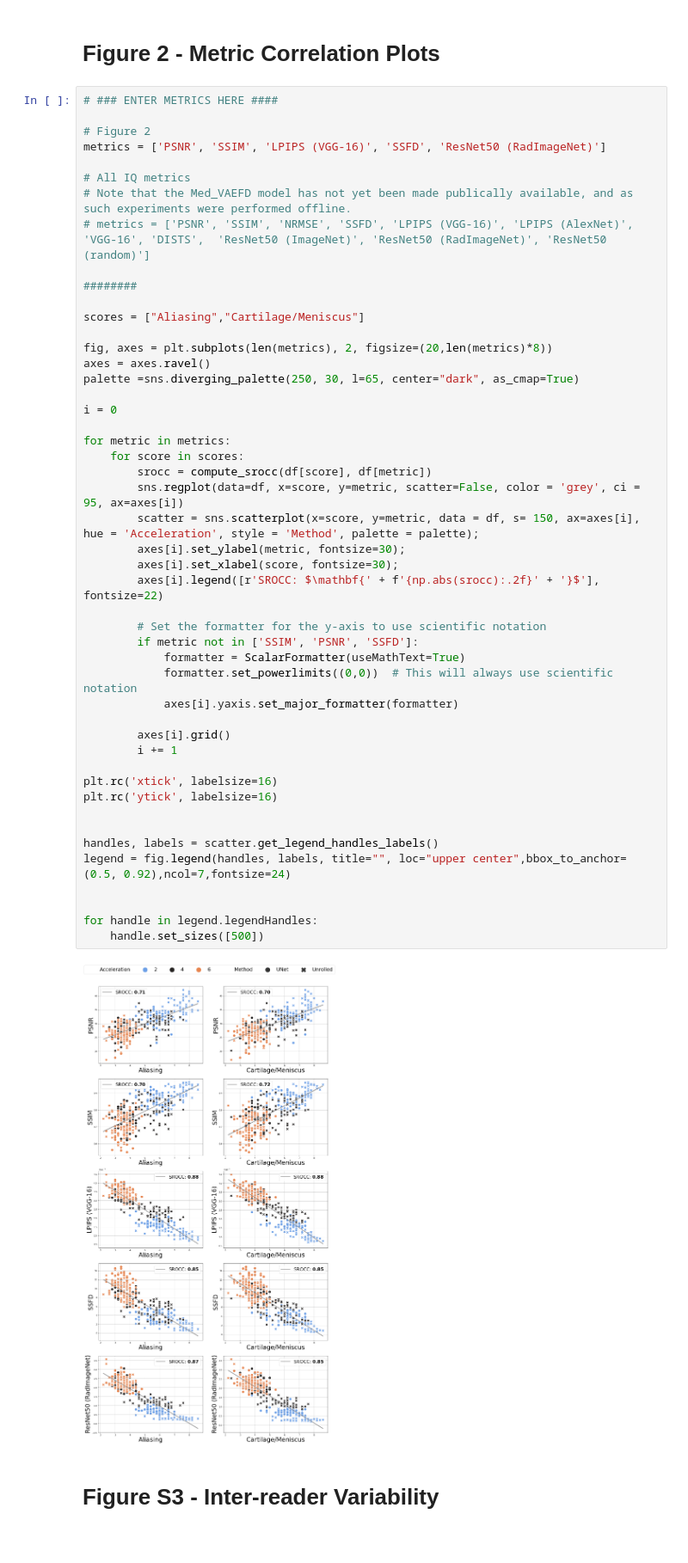
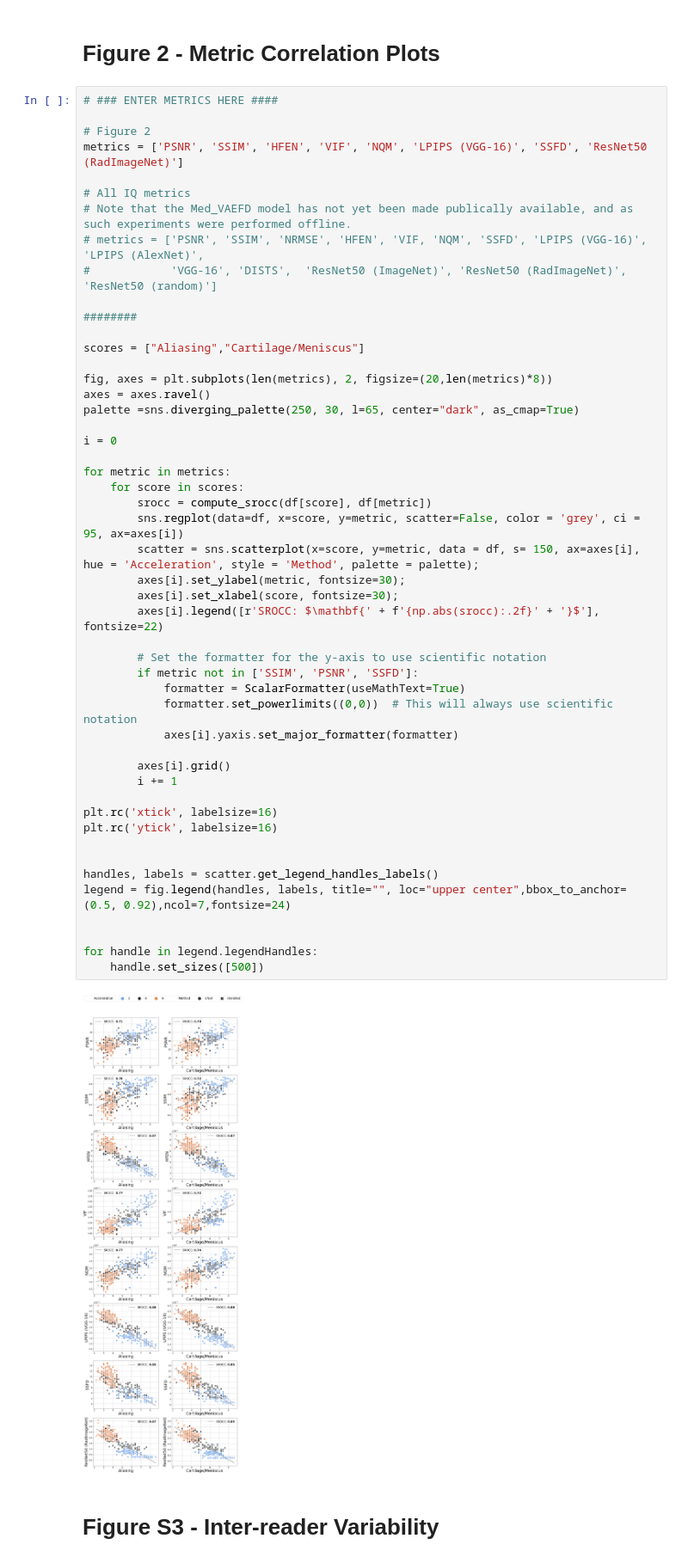
Before and after one commit to StanfordMIMI/deep-feature-mr-recon, a Jupyter notebook: ReaderStudy_vs_Metrics.ipynb, the cells around one changed output. Shown at 86% size. Drawn from its saved outputs; the diff is of its cells as text.

Commit message:
added additional baseline metrics to result jupyter notebook

```diff
--- a/ReaderStudy_vs_Metrics.ipynb
+++ b/ReaderStudy_vs_Metrics.ipynb
@@ -61,11 +61,12 @@ df.head()
 # ### ENTER METRICS HERE ####
 
 # Figure 2
-metrics = ['PSNR', 'SSIM', 'LPIPS (VGG-16)', 'SSFD', 'ResNet50 (RadImageNet)']
+metrics = ['PSNR', 'SSIM', 'HFEN', 'VIF', 'NQM', 'LPIPS (VGG-16)', 'SSFD', 'ResNet50 (RadImageNet)']
 
 # All IQ metrics
 # Note that the Med_VAEFD model has not yet been made publically available, and as such experiments were performed offline.
-# metrics = ['PSNR', 'SSIM', 'NRMSE', 'SSFD', 'LPIPS (VGG-16)', 'LPIPS (AlexNet)', 'VGG-16', 'DISTS',  'ResNet50 (ImageNet)', 'ResNet50 (RadImageNet)', 'ResNet50 (random)']
+# metrics = ['PSNR', 'SSIM', 'NRMSE', 'HFEN', 'VIF, 'NQM', 'SSFD', 'LPIPS (VGG-16)', 'LPIPS (AlexNet)',
+#            'VGG-16', 'DISTS',  'ResNet50 (ImageNet)', 'ResNet50 (RadImageNet)', 'ResNet50 (random)']
 
 ########
 
@@ -79,34 +80,34 @@ i = 0
 
 for metric in metrics:
     for score in scores:
         srocc = compute_srocc(df[score], df[metric])
         sns.regplot(data=df, x=score, y=metric, scatter=False, color = 'grey', ci = 95, ax=axes[i])
         scatter = sns.scatterplot(x=score, y=metric, data = df, s= 150, ax=axes[i], hue = 'Acceleration', style = 'Method', palette = palette);
         axes[i].set_ylabel(metric, fontsize=30);
         axes[i].set_xlabel(score, fontsize=30);
         axes[i].legend([r'SROCC: $\mathbf{' + f'{np.abs(srocc):.2f}' + '}$'], fontsize=22)
 
         # Set the formatter for the y-axis to use scientific notation
         if metric not in ['SSIM', 'PSNR', 'SSFD']:
             formatter = ScalarFormatter(useMathText=True)
             formatter.set_powerlimits((0,0))  # This will always use scientific notation
             axes[i].yaxis.set_major_formatter(formatter)
 
         axes[i].grid()
         i += 1
 
 plt.rc('xtick', labelsize=16)
 plt.rc('ytick', labelsize=16)
 
 
 handles, labels = scatter.get_legend_handles_labels()
 legend = fig.legend(handles, labels, title="", loc="upper center",bbox_to_anchor=(0.5, 0.92),ncol=7,fontsize=24)
 
 
 for handle in legend.legendHandles:
     handle.set_sizes([500])
 # %% [output]
-[figure, old version]
+[figure, new version]
 # %% [markdown]
 # Figure S3 - Inter-reader Variability
 # %%
```
Also changed, not shown: parts of 7 cells of this notebook.
